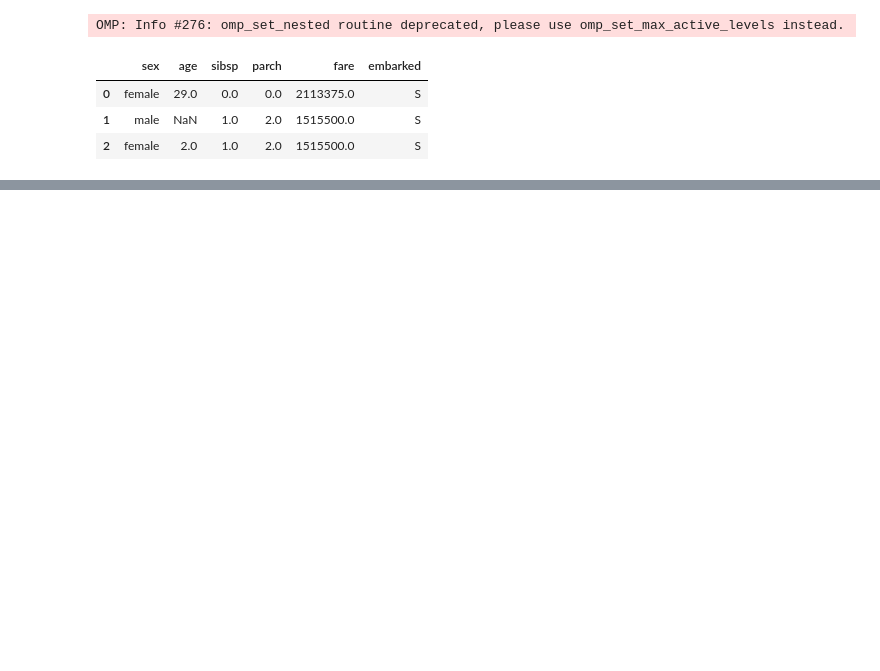
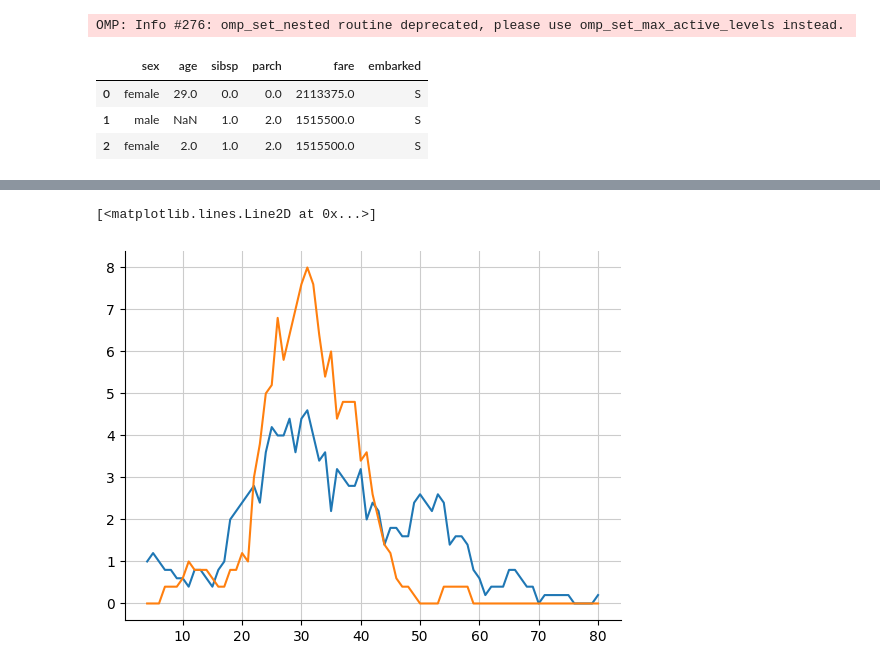
Before and after one commit to scikit-learn-contrib/qolmat, a Jupyter notebook: examples/tutorials/plot_tuto_categorical.ipynb, the cells around one changed output, grey strips where cells are left out. Cells and saved outputs as stored; diff of their text form; code cells hidden in the pictures; blank space fills up the shorter version.

```diff
--- a/examples/tutorials/plot_tuto_categorical.ipynb
+++ b/examples/tutorials/plot_tuto_categorical.ipynb
@@ -61,6 +68,7 @@ imputer_rpca = estimators.WrapperTransformer(imputer_rpca, wrapper)
 # %%
 pipestimator = estimators.make_robust_MixteHGB(allow_new=False)
 imputer_hgb = ImputerRegressor(estimator=pipestimator, handler_nan="none")
+imputer_wrap_hgb = estimators.WrapperTransformer(imputer_hgb, bt)
 # %%
 imputer_simple = imputers.ImputerSimple()
 # %%
@@ -91,0 +113,11 @@ Tested model: WrapperTransformer
+# %%
+mask = generator_holes.generate_mask(df)
+df_corr = df.where(~mask, np.nan)
+df_imp = imputer_wrap_hgb.fit_transform(df_corr)
+# %%
+ages = df[mask]["age"]
+ages_imp = df_imp[mask]["age"]
+# %%
+mesh = np.arange(ages.max() + 1)
+counts = ages.value_counts().reindex(mesh, fill_value=0)
+counts_imp = ages_imp.value_counts().reindex(mesh, fill_value=0)
@@ -91,0 +141,6 @@ Tested model: WrapperTransformer
+# %%
+plt.plot(counts.rolling(5).mean())
+plt.plot(counts_imp.rolling(5).mean())
+# %% [output]
+[<matplotlib.lines.Line2D at 0x...>]
+[figure, added]
```
Also changed, not shown: parts of 12 cells of this notebook, 8 other files.
